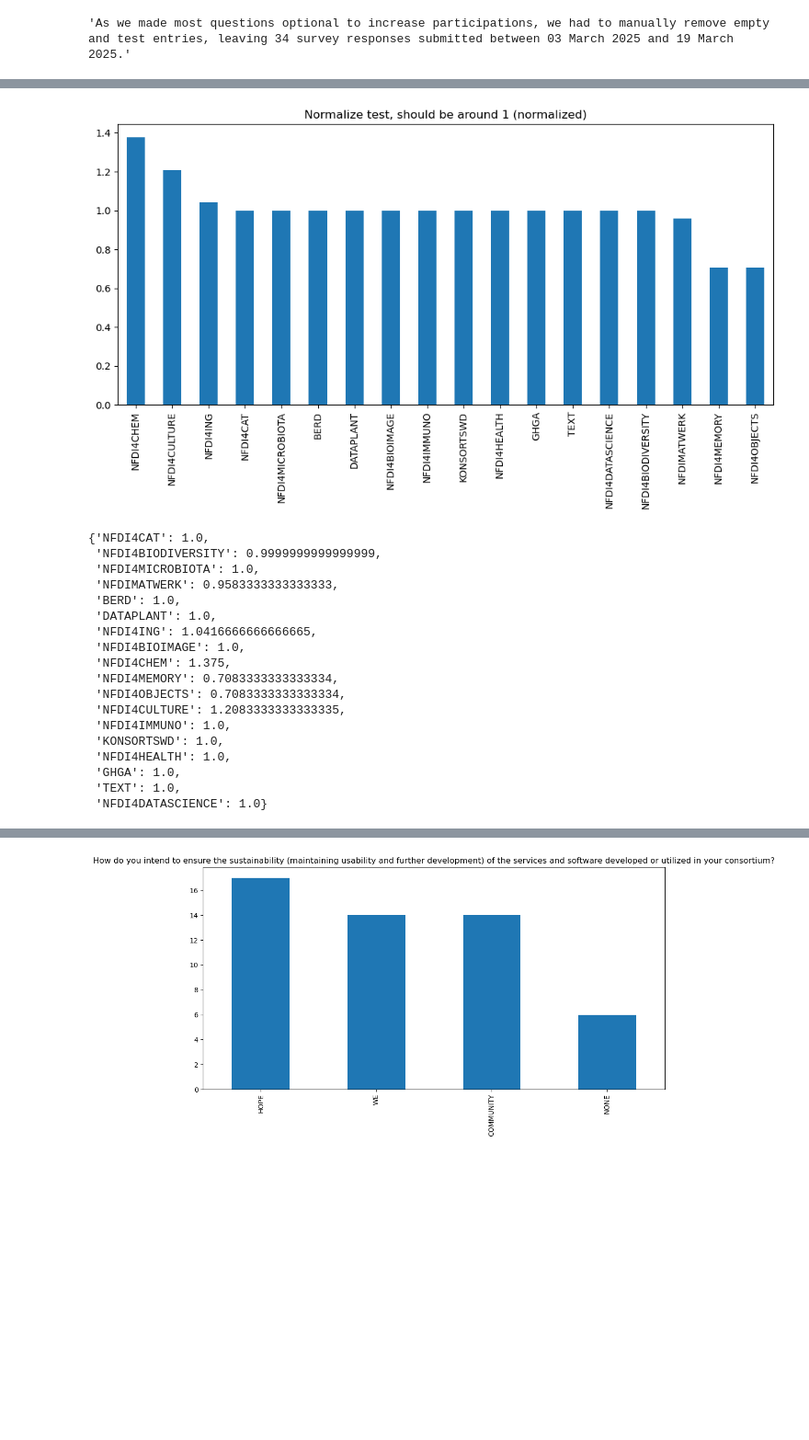
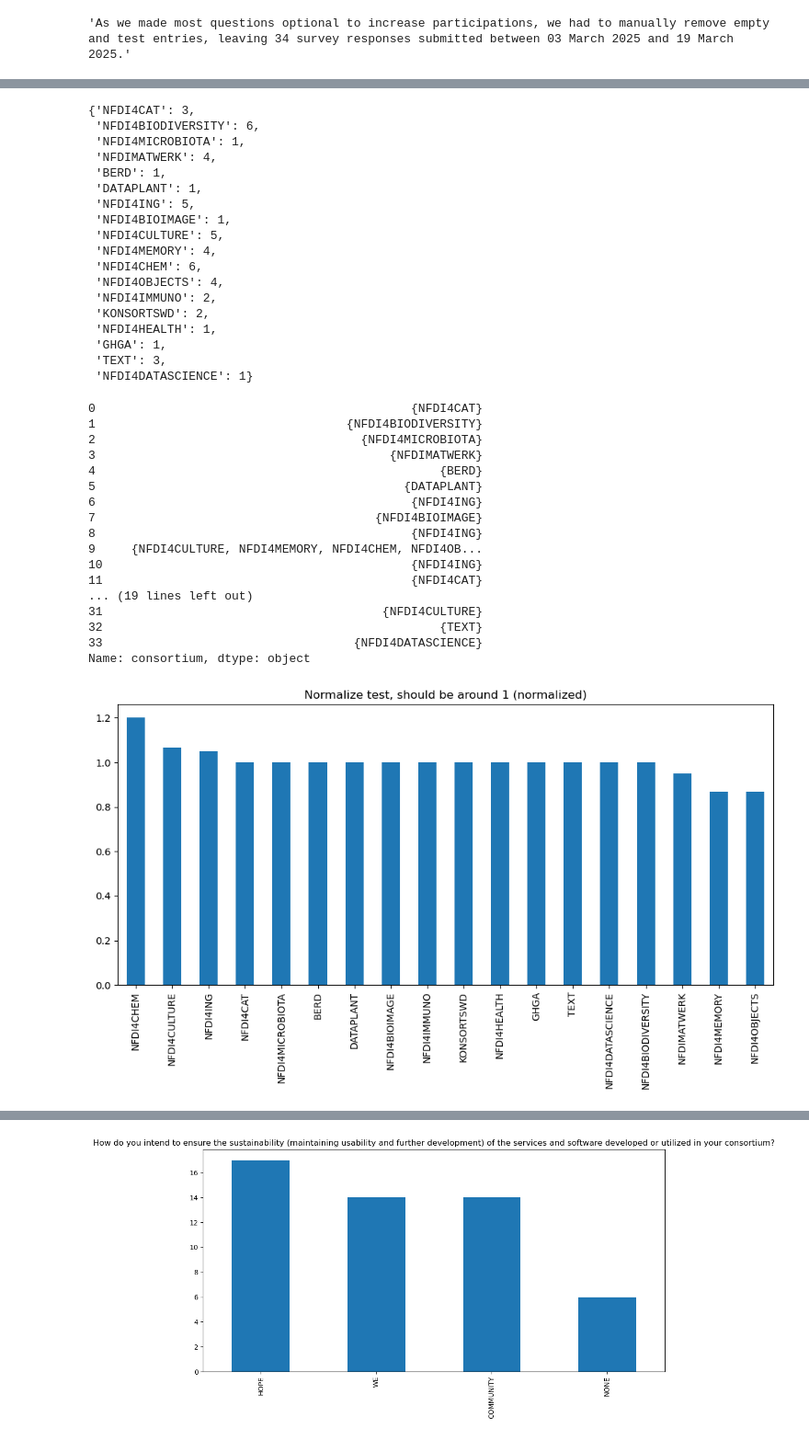
Before and after one commit to KonradHoeffner/softwaresurvey, a Jupyter notebook: results.ipynb, the cells around one changed output, grey strips where cells are left out. Shown at 92% size. Drawn from its saved outputs; the diff is of its cells as text; code cells hidden in the pictures; blank space fills up the shorter version.

Commit message:
improve normalization

```diff
--- a/results.ipynb
+++ b/results.ipynb
@@ -76,13 +76,26 @@ cons_count = col_count("consortium","Which consortium do you report the solution
 
 #display(df["consortium"])
 
+# if someone belongs to n consortia, count those only as 1/n for correct normalization of the other columns
+def cons_count_normalize():
+    counts = {}
+    for consortia in df["consortium"]:
+        for consortium in consortia:
+            if not consortium in counts:
+                    counts[consortium] = 0
+            counts[consortium] += len(consortia)
+    return counts
+
+cons_count_normalized = cons_count_normalize()
+display(cons_count_normalized)
+
 # normalization still in progress
 def col_count_normalize(prefix,title):
     #cols = {col for col in df.columns if isinstance(col, str) and col.startswith(prefix)}
     counts = {}
     # aggregated consortium values created by calling col_count("consortium",...) first
     cons = df["consortium"]
-    #display(cons)
+    display(cons)
 
     normalized_counts = {}
     aggregated = df[prefix]
@@ -96,13 +109,13 @@ def col_count_normalize(prefix,title):
                 if not value in normalized_counts:
                     normalized_counts[value] = 0
                 consortia = cons.at[index]
-                # ignore answers which did not specify a consortium, alternatively one could also assign a constant value to them
+            # ignore answers which did not specify a consortium, alternatively one could also assign a constant value to them
                 if len(consortia)>0:
                     #display(consortia)
-                    weights = list(map(lambda c: 1/cons_count[c],consortia))
+                    weights = list(map(lambda c: 1/max(1,cons_count_normalized[c]),consortia))
                     # the results get a bit wierd if people are part of multiple consortia, I just tried different ways of aggregation and the average provided values most closely to 1.0
                     # feel free to propose a better way, or is there even a standard? We can't be the first ones with this problem.
-                    weight = sum(weights)/len(weights)
+                    weight = sum(weights)
                     normalized_counts[value] += weight
 
     sorted_counts  = dict(sorted(normalized_counts.items(), key=lambda item: item[1], reverse=True))
@@ -136,19 +149,36 @@ col_count_normalize("consortium","Normalize test, should be around 1")
+{'NFDI4CAT': 3,
+ 'NFDI4BIODIVERSITY': 6,
+ 'NFDI4MICROBIOTA': 1,
+ 'NFDIMATWERK': 4,
+ 'BERD': 1,
+ 'DATAPLANT': 1,
+ 'NFDI4ING': 5,
+ 'NFDI4BIOIMAGE': 1,
+ 'NFDI4CULTURE': 5,
+ 'NFDI4MEMORY': 4,
+ 'NFDI4CHEM': 6,
+ 'NFDI4OBJECTS': 4,
+ 'NFDI4IMMUNO': 2,
+ 'KONSORTSWD': 2,
+ 'NFDI4HEALTH': 1,
+ 'GHGA': 1,
+ 'TEXT': 3,
+ 'NFDI4DATASCIENCE': 1}
+0                                            {NFDI4CAT}
+1                                   {NFDI4BIODIVERSITY}
+2                                     {NFDI4MICROBIOTA}
+3                                         {NFDIMATWERK}
+4                                                {BERD}
+5                                           {DATAPLANT}
+6                                            {NFDI4ING}
+7                                       {NFDI4BIOIMAGE}
+8                                            {NFDI4ING}
+9     {NFDI4CULTURE, NFDI4MEMORY, NFDI4CHEM, NFDI4OB...
+10                                           {NFDI4ING}
+11                                           {NFDI4CAT}
+... (19 lines left out)
+31                                       {NFDI4CULTURE}
+32                                               {TEXT}
+33                                   {NFDI4DATASCIENCE}
+Name: consortium, dtype: object
-[figure, old version]
+[figure, new version]
-{'NFDI4CAT': 1.0,
- 'NFDI4BIODIVERSITY': 0.9999999999999999,
- 'NFDI4MICROBIOTA': 1.0,
- 'NFDIMATWERK': 0.9583333333333333,
- 'BERD': 1.0,
- 'DATAPLANT': 1.0,
- 'NFDI4ING': 1.0416666666666665,
- 'NFDI4BIOIMAGE': 1.0,
- 'NFDI4CHEM': 1.375,
- 'NFDI4MEMORY': 0.7083333333333334,
- 'NFDI4OBJECTS': 0.7083333333333334,
- 'NFDI4CULTURE': 1.2083333333333335,
- 'NFDI4IMMUNO': 1.0,
- 'KONSORTSWD': 1.0,
- 'NFDI4HEALTH': 1.0,
- 'GHGA': 1.0,
- 'TEXT': 1.0,
- 'NFDI4DATASCIENCE': 1.0}
```
Also changed, not shown: parts of 4 cells of this notebook.
